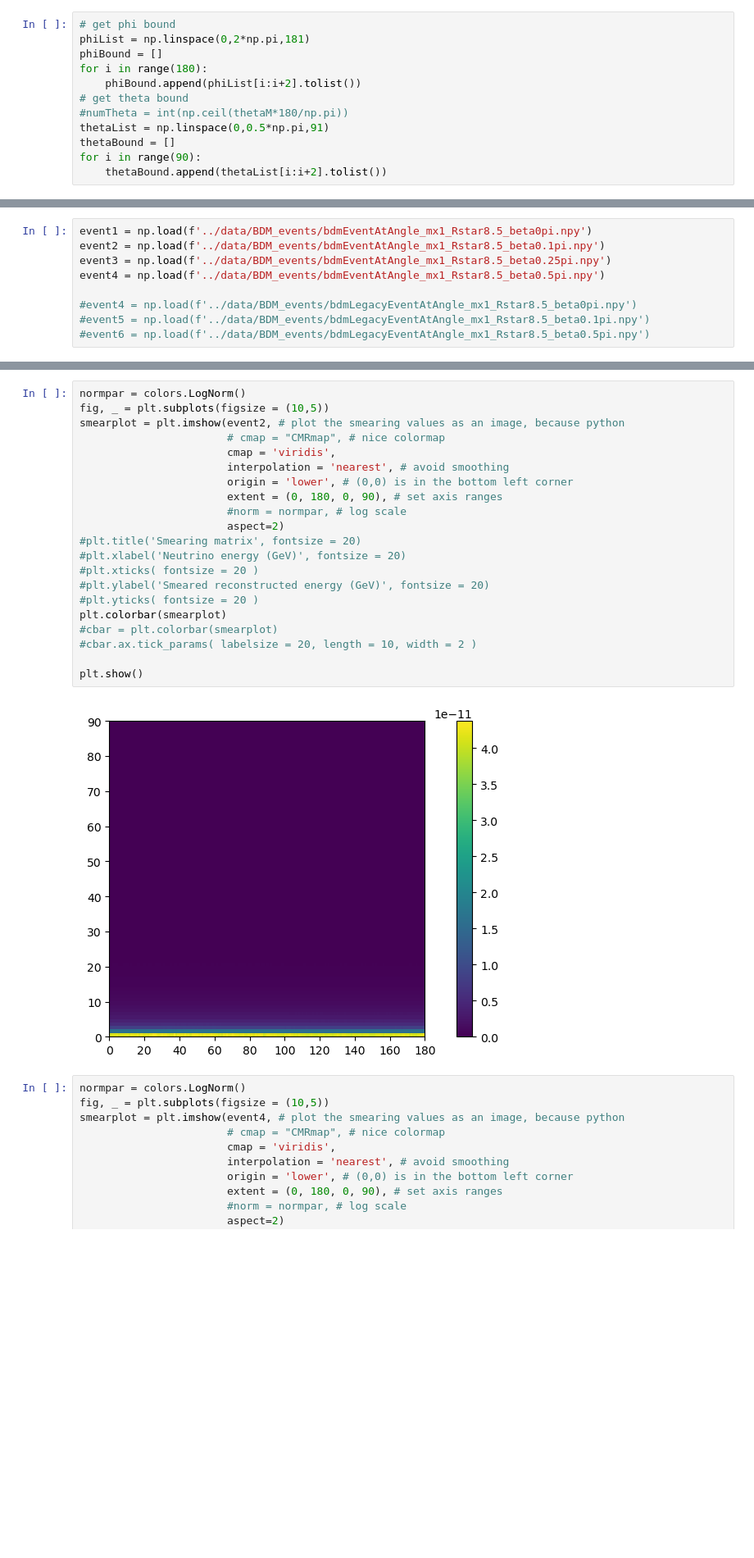
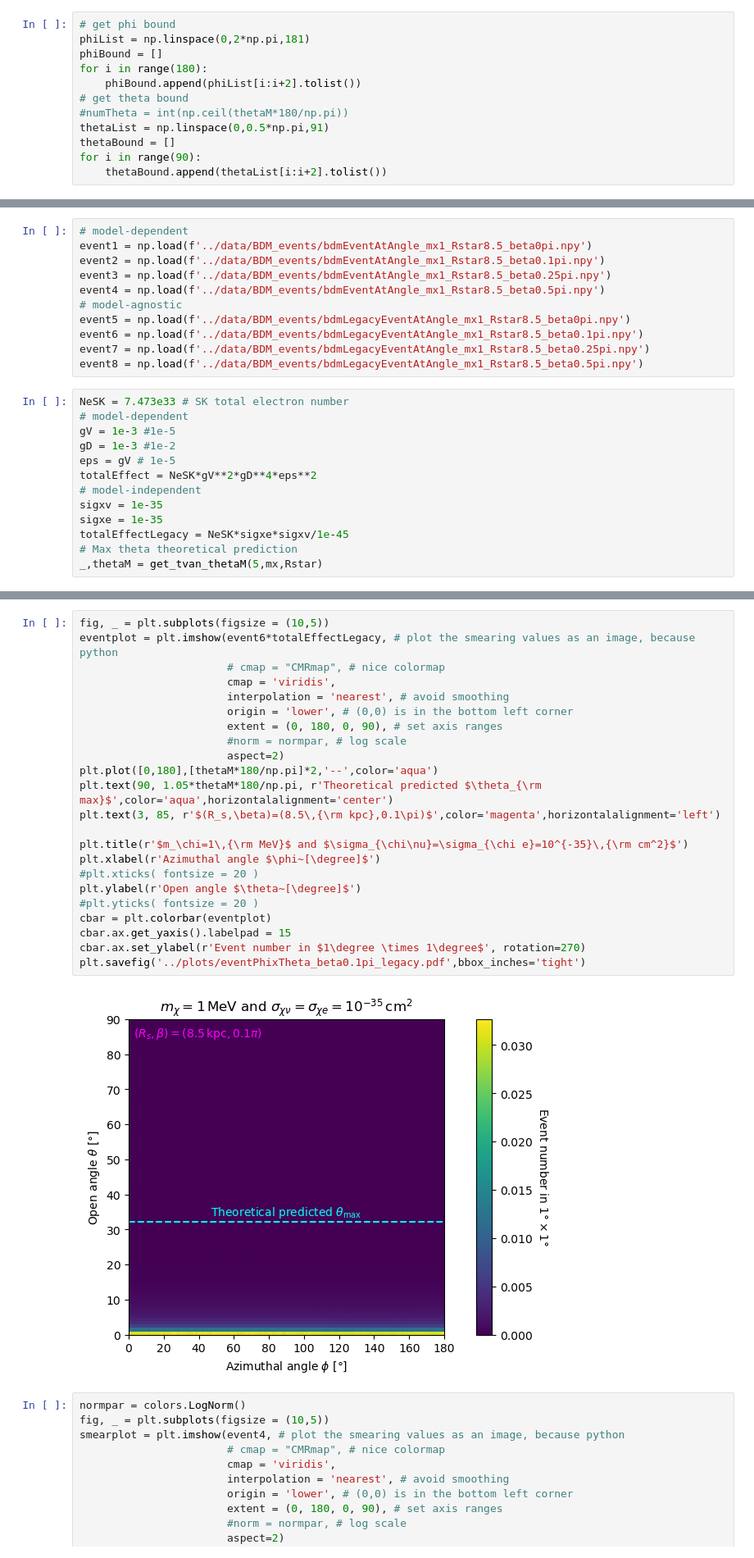
Before and after one commit to yenhsunlin/SNnuBDM2, a Jupyter notebook: src/example.ipynb, the cells around one changed output, grey strips where cells are left out. Shown at 82% size. Cells and saved outputs as stored; diff of their text form; blank space fills up the shorter version.

```diff
--- a/src/example.ipynb
+++ b/src/example.ipynb
@@ -269,10 +269,25 @@ Controller stopped: {'exit_code': 0, 'pid': 38893, 'identifier': 'ipcontroller-1
 # %%
+# model-dependent
 event1 = np.load(f'../data/BDM_events/bdmEventAtAngle_mx1_Rstar8.5_beta0pi.npy')
 event2 = np.load(f'../data/BDM_events/bdmEventAtAngle_mx1_Rstar8.5_beta0.1pi.npy')
 event3 = np.load(f'../data/BDM_events/bdmEventAtAngle_mx1_Rstar8.5_beta0.25pi.npy')
 event4 = np.load(f'../data/BDM_events/bdmEventAtAngle_mx1_Rstar8.5_beta0.5pi.npy')
-
-#event4 = np.load(f'../data/BDM_events/bdmLegacyEventAtAngle_mx1_Rstar8.5_beta0pi.npy')
-#event5 = np.load(f'../data/BDM_events/bdmLegacyEventAtAngle_mx1_Rstar8.5_beta0.1pi.npy')
-#event6 = np.load(f'../data/BDM_events/bdmLegacyEventAtAngle_mx1_Rstar8.5_beta0.5pi.npy')
+# model-agnostic
+event5 = np.load(f'../data/BDM_events/bdmLegacyEventAtAngle_mx1_Rstar8.5_beta0pi.npy')
+event6 = np.load(f'../data/BDM_events/bdmLegacyEventAtAngle_mx1_Rstar8.5_beta0.1pi.npy')
+event7 = np.load(f'../data/BDM_events/bdmLegacyEventAtAngle_mx1_Rstar8.5_beta0.25pi.npy')
+event8 = np.load(f'../data/BDM_events/bdmLegacyEventAtAngle_mx1_Rstar8.5_beta0.5pi.npy')
+# %%
+NeSK = 7.473e33 # SK total electron number
+# model-dependent
+gV = 1e-3 #1e-5
+gD = 1e-3 #1e-2
+eps = gV # 1e-5
+totalEffect = NeSK*gV**2*gD**4*eps**2
+# model-independent
+sigxv = 1e-35
+sigxe = 1e-35
+totalEffectLegacy = NeSK*sigxe*sigxv/1e-45
+# Max theta theoretical prediction
+_,thetaM = get_tvan_thetaM(5,mx,Rstar)
 # %%
@@ -301,26 +320,28 @@ plt.show()
 # %%
-normpar = colors.LogNorm()
 fig, _ = plt.subplots(figsize = (10,5))
-smearplot = plt.imshow(event2, # plot the smearing values as an image, because python
+eventplot = plt.imshow(event6*totalEffectLegacy, # plot the smearing values as an image, because python
                        # cmap = "CMRmap", # nice colormap
                        cmap = 'viridis',
                        interpolation = 'nearest', # avoid smoothing
                        origin = 'lower', # (0,0) is in the bottom left corner
                        extent = (0, 180, 0, 90), # set axis ranges
                        #norm = normpar, # log scale
                        aspect=2)
-#plt.title('Smearing matrix', fontsize = 20)
-#plt.xlabel('Neutrino energy (GeV)', fontsize = 20)
+plt.plot([0,180],[thetaM*180/np.pi]*2,'--',color='aqua')
+plt.text(90, 1.05*thetaM*180/np.pi, r'Theoretical predicted $\theta_{\rm max}$',color='aqua',horizontalalignment='center')
+plt.text(3, 85, r'$(R_s,\beta)=(8.5\,{\rm kpc},0.1\pi)$',color='magenta',horizontalalignment='left')
+
+plt.title(r'$m_\chi=1\,{\rm MeV}$ and $\sigma_{\chi\nu}=\sigma_{\chi e}=10^{-35}\,{\rm cm^2}$')
+plt.xlabel(r'Azimuthal angle $\phi~[\degree]$')
 #plt.xticks( fontsize = 20 )
-#plt.ylabel('Smeared reconstructed energy (GeV)', fontsize = 20)
+plt.ylabel(r'Open angle $\theta~[\degree]$')
 #plt.yticks( fontsize = 20 )
-plt.colorbar(smearplot)
-#cbar = plt.colorbar(smearplot)
-#cbar.ax.tick_params( labelsize = 20, length = 10, width = 2 )
-
-plt.show()
+cbar = plt.colorbar(eventplot)
+cbar.ax.get_yaxis().labelpad = 15
+cbar.ax.set_ylabel(r'Event number in $1\degree \times 1\degree$', rotation=270)
+plt.savefig('../plots/eventPhixTheta_beta0.1pi_legacy.pdf',bbox_inches='tight')
 # %% [output]
-[figure, old version]
+[figure, new version]
 # %%
 normpar = colors.LogNorm()
 fig, _ = plt.subplots(figsize = (10,5))
```
Also changed, not shown: parts of 5 cells of this notebook, 9 other files.
